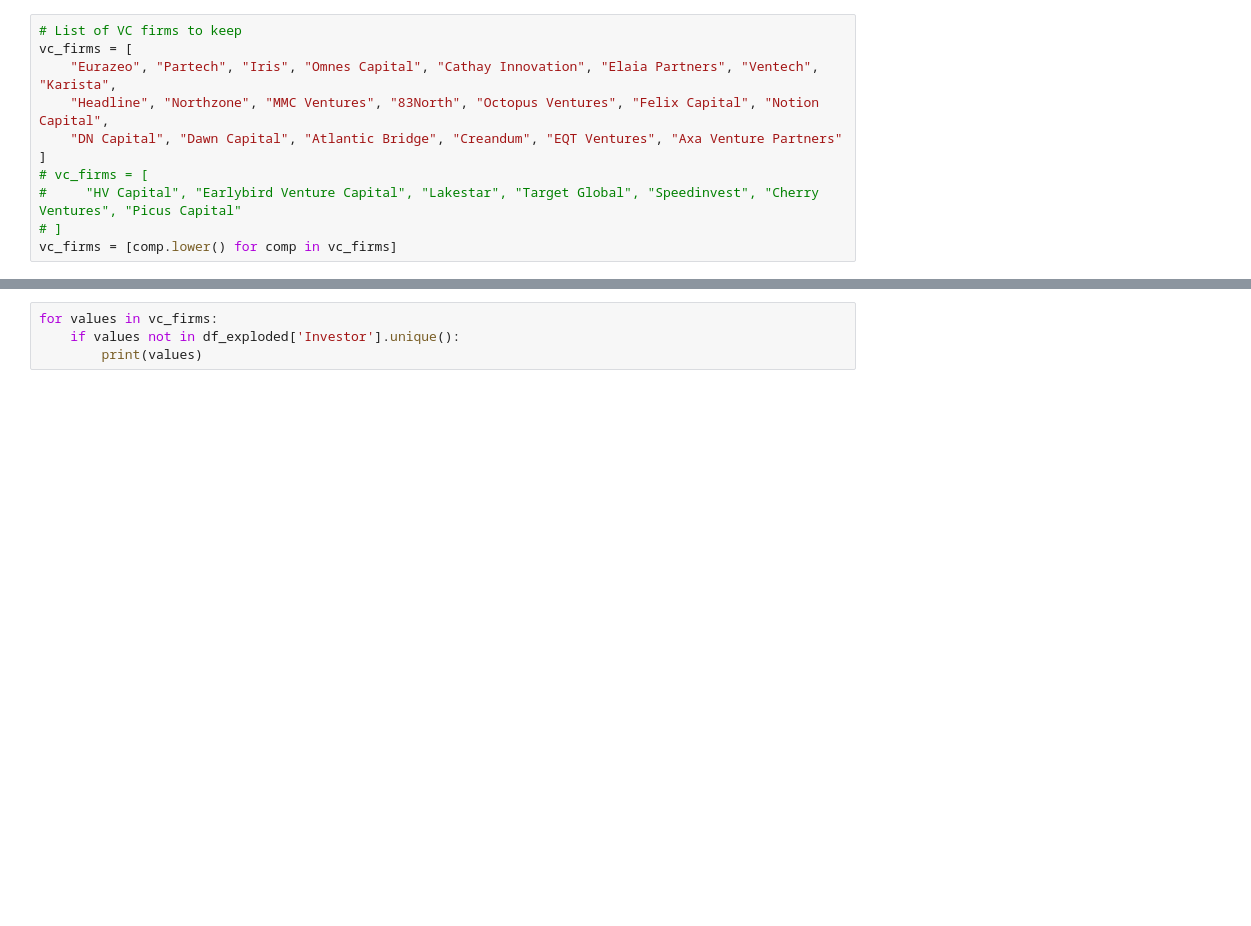
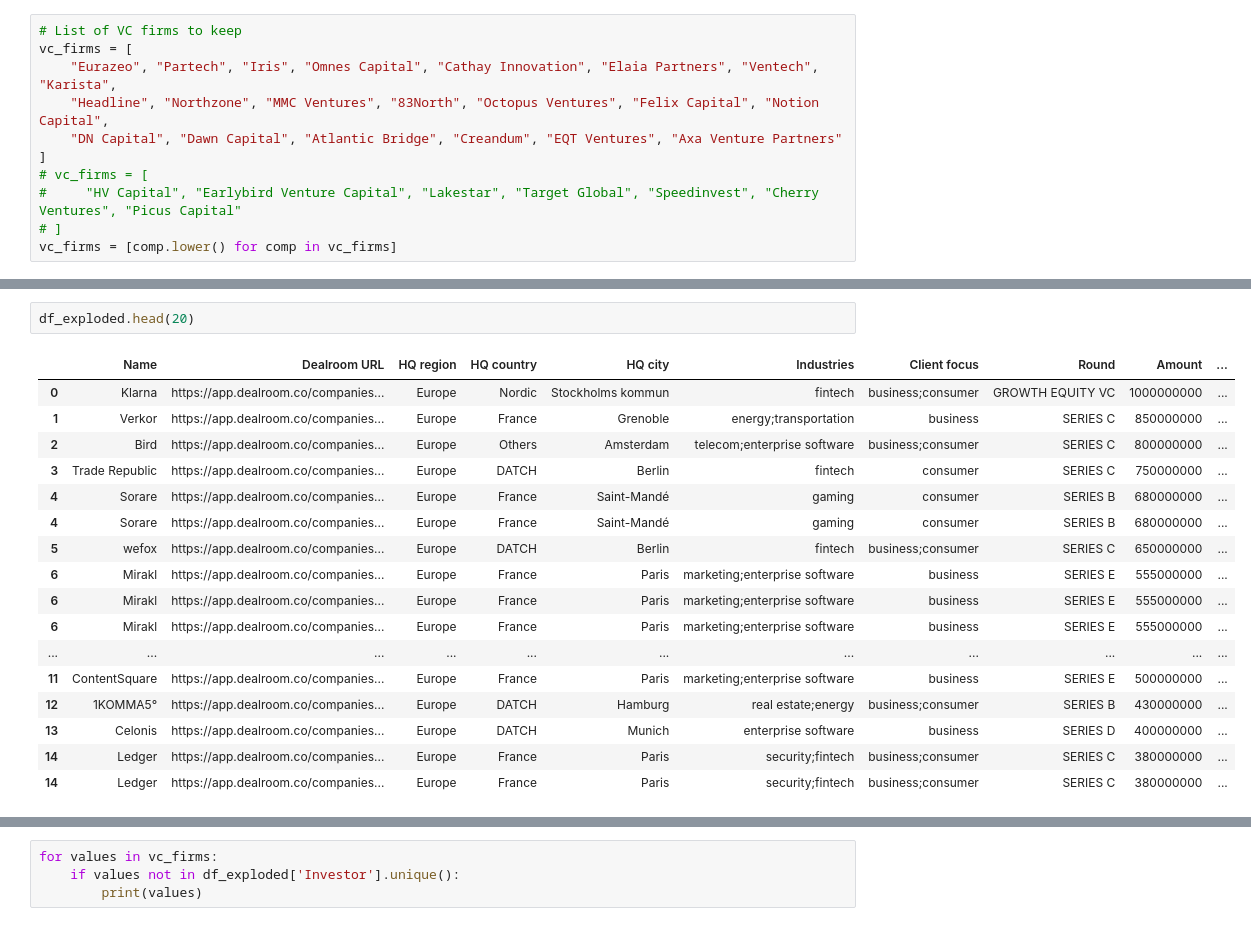
Before and after one commit to DonJuanchox/Data-analysis, a Jupyter notebook: Ainhoa dealroom task.ipynb, the cells around one changed output, grey strips where cells are left out. Drawn from its saved outputs; the diff is of its cells as text; blank space fills up the shorter version.

```diff
--- a/Ainhoa dealroom task.ipynb
+++ b/Ainhoa dealroom task.ipynb
@@ -72,0 +104,20 @@ df_exploded = df_exploded.pipe(lambda d: d.explode('Client focus').explode('Indu
+# %%
+df_exploded.head(20)
+# %% [output]
+|  | Name | Dealroom URL | HQ region | HQ country | HQ city | Industries | Client focus | Round | Amount | ... |
+| 0 | Klarna | https://app.dealroom.co/companies... | Europe | Nordic | Stockholms kommun | fintech | business;consumer | GROWTH EQUITY VC | 1000000000 | ... |
+| 1 | Verkor | https://app.dealroom.co/companies... | Europe | France | Grenoble | energy;transportation | business | SERIES C | 850000000 | ... |
+| 2 | Bird | https://app.dealroom.co/companies... | Europe | Others | Amsterdam | telecom;enterprise software | business;consumer | SERIES C | 800000000 | ... |
+| 3 | Trade Republic | https://app.dealroom.co/companies... | Europe | DATCH | Berlin | fintech | consumer | SERIES C | 750000000 | ... |
+| 4 | Sorare | https://app.dealroom.co/companies... | Europe | France | Saint-Mandé | gaming | consumer | SERIES B | 680000000 | ... |
+| 4 | Sorare | https://app.dealroom.co/companies... | Europe | France | Saint-Mandé | gaming | consumer | SERIES B | 680000000 | ... |
+| 5 | wefox | https://app.dealroom.co/companies... | Europe | DATCH | Berlin | fintech | business;consumer | SERIES C | 650000000 | ... |
+| 6 | Mirakl | https://app.dealroom.co/companies... | Europe | France | Paris | marketing;enterprise software | business | SERIES E | 555000000 | ... |
+| 6 | Mirakl | https://app.dealroom.co/companies... | Europe | France | Paris | marketing;enterprise software | business | SERIES E | 555000000 | ... |
+| 6 | Mirakl | https://app.dealroom.co/companies... | Europe | France | Paris | marketing;enterprise software | business | SERIES E | 555000000 | ... |
+| ... | ... | ... | ... | ... | ... | ... | ... | ... | ... | ... |
+| 11 | ContentSquare | https://app.dealroom.co/companies... | Europe | France | Paris | marketing;enterprise software | business | SERIES E | 500000000 | ... |
+| 12 | 1KOMMA5° | https://app.dealroom.co/companies... | Europe | DATCH | Hamburg | real estate;energy | business;consumer | SERIES B | 430000000 | ... |
+| 13 | Celonis | https://app.dealroom.co/companies... | Europe | DATCH | Munich | enterprise software | business | SERIES D | 400000000 | ... |
+| 14 | Ledger | https://app.dealroom.co/companies... | Europe | France | Paris | security;fintech | business;consumer | SERIES C | 380000000 | ... |
+| 14 | Ledger | https://app.dealroom.co/companies... | Europe | France | Paris | security;fintech | business;consumer | SERIES C | 380000000 | ... |
```
Also changed, not shown: parts of 11 cells of this notebook, 3 other files.
